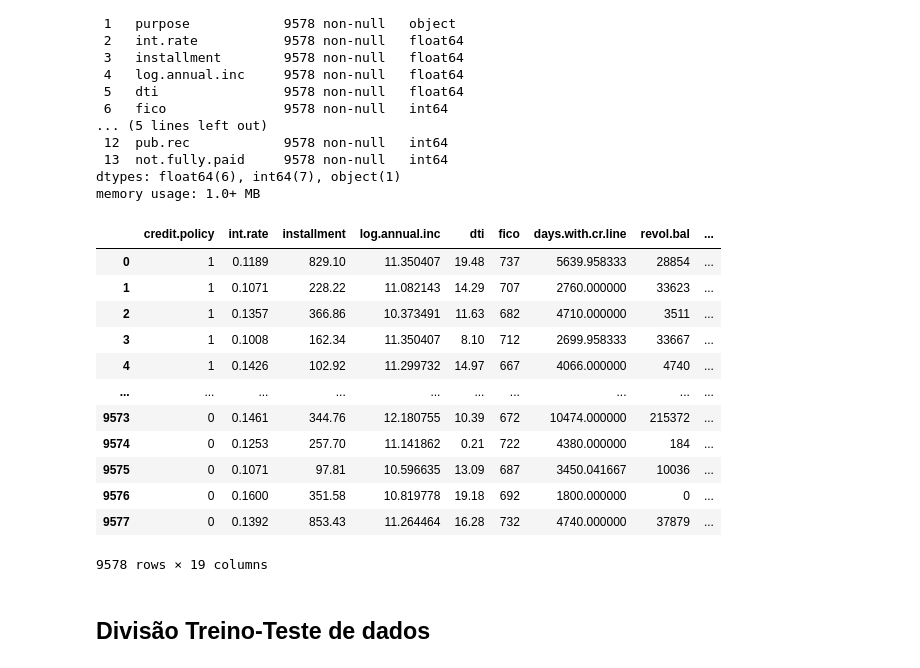
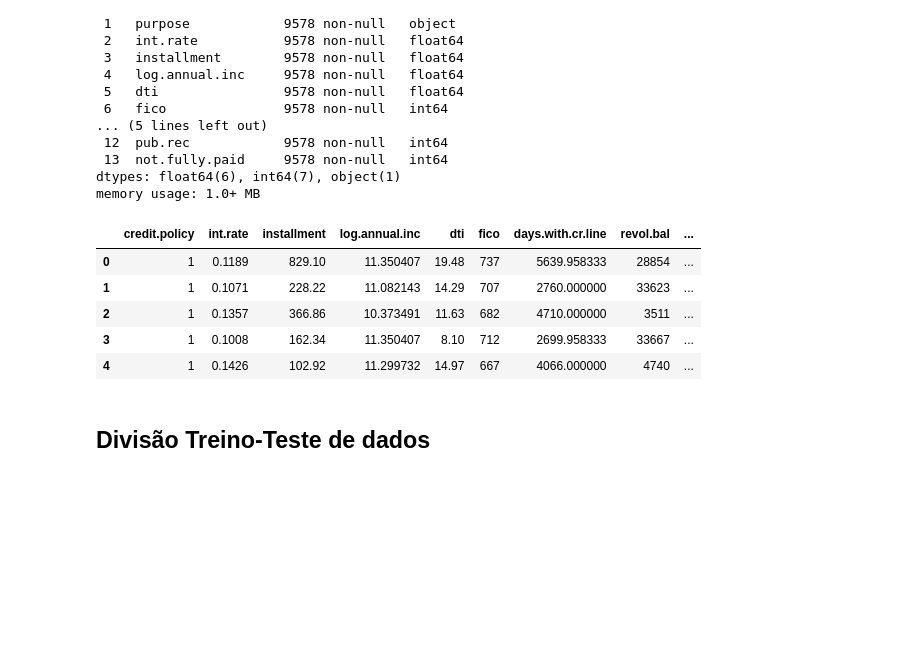
Before and after one commit to 7131HDMC/loan_risk, a Jupyter notebook: loan_risk.ipynb, the cells around one changed output. Saved outputs shown, nothing was run; the diff lists cells and outputs as text; code cells hidden in the pictures; blank space fills up the shorter version.

```diff
--- a/Projeto árvores de decisão e florestas aleatórias.ipynb
+++ b/loan_risk.ipynb
@@ -175,20 +190,13 @@ dtypes: float64(6), int64(7), object(1)
 memory usage: 1.0+ MB
 # %%
 df_final = pd.get_dummies(df_loan, columns = ["purpose"], drop_first = True)
-df_final
+df_final.head()
 # %% [output]
 |  | credit.policy | int.rate | installment | log.annual.inc | dti | fico | days.with.cr.line | revol.bal | ... |
 | 0 | 1 | 0.1189 | 829.10 | 11.350407 | 19.48 | 737 | 5639.958333 | 28854 | ... |
 | 1 | 1 | 0.1071 | 228.22 | 11.082143 | 14.29 | 707 | 2760.000000 | 33623 | ... |
 | 2 | 1 | 0.1357 | 366.86 | 10.373491 | 11.63 | 682 | 4710.000000 | 3511 | ... |
 | 3 | 1 | 0.1008 | 162.34 | 11.350407 | 8.10 | 712 | 2699.958333 | 33667 | ... |
 | 4 | 1 | 0.1426 | 102.92 | 11.299732 | 14.97 | 667 | 4066.000000 | 4740 | ... |
-| ... | ... | ... | ... | ... | ... | ... | ... | ... | ... |
-| 9573 | 0 | 0.1461 | 344.76 | 12.180755 | 10.39 | 672 | 10474.000000 | 215372 | ... |
-| 9574 | 0 | 0.1253 | 257.70 | 11.141862 | 0.21 | 722 | 4380.000000 | 184 | ... |
-| 9575 | 0 | 0.1071 | 97.81 | 10.596635 | 13.09 | 687 | 3450.041667 | 10036 | ... |
-| 9576 | 0 | 0.1600 | 351.58 | 10.819778 | 19.18 | 692 | 1800.000000 | 0 | ... |
-| 9577 | 0 | 0.1392 | 853.43 | 11.264464 | 16.28 | 732 | 4740.000000 | 37879 | ... |
-9578 rows × 19 columns
 # %% [markdown]
 ## Divisão Treino-Teste de dados
```
Also changed, not shown: parts of 23 cells of this notebook.
